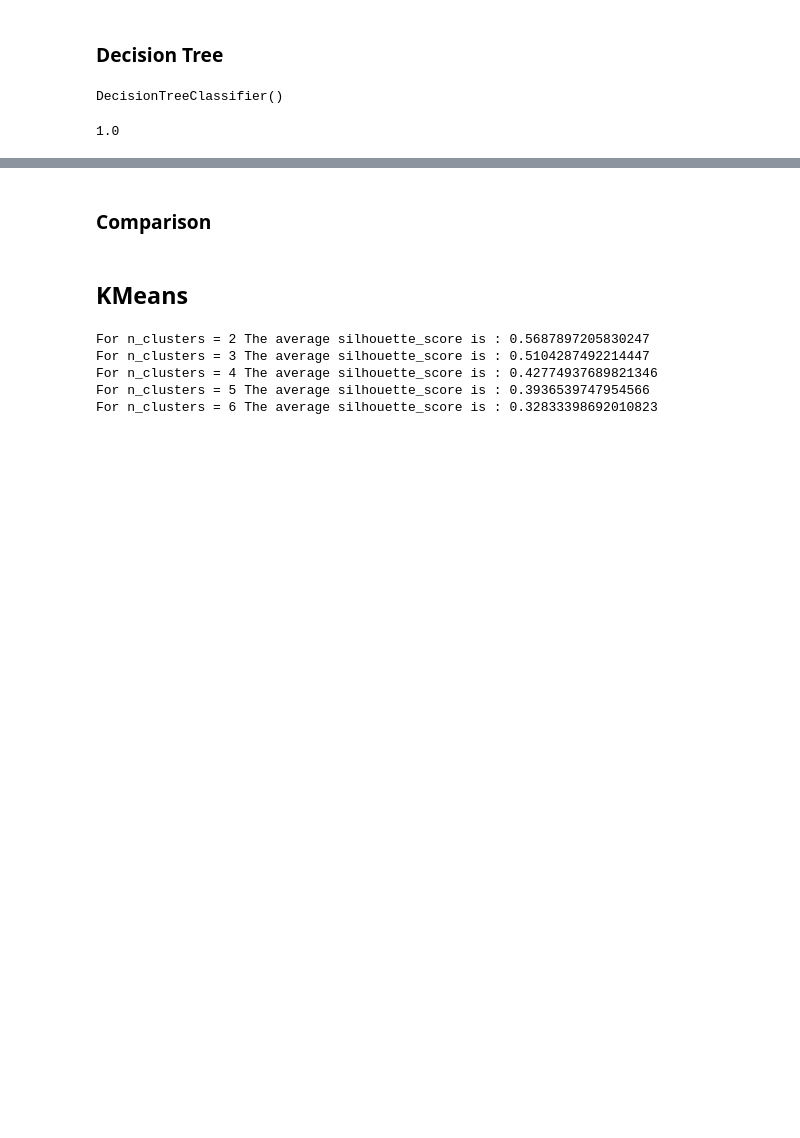
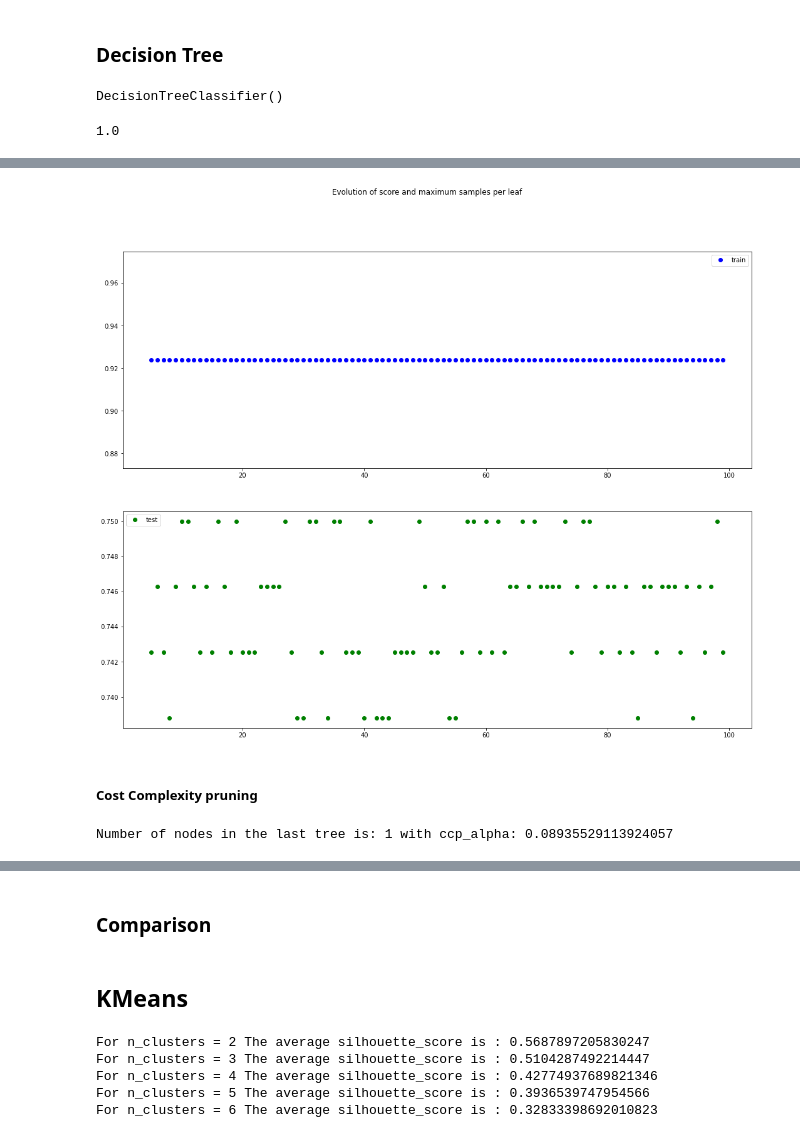
Before and after one commit to LucasColas/Machine-Learning-Analysis-of-Diabetes, a Jupyter notebook: Machine_Learning_Analysis_of_Diabetes.ipynb, the cells around one changed output, grey strips where cells are left out. Saved outputs shown, nothing was run; the diff lists cells and outputs as text; code cells hidden in the pictures; blank space fills up the shorter version.

```diff
--- a/Machine_Learning_Analysis_of_Diabetes.ipynb
+++ b/Machine_Learning_Analysis_of_Diabetes.ipynb
@@ -454,0 +519,49 @@ _ = tree.plot_tree(DecisionTree, feature_names=Xdf.columns, filled=True)
+# %%
+min_ = 5
+max_ = 100
+range_ = max_ - min_
+scores_train = np.zeros((range_))
+scores_test = np.zeros((range_))
+t = np.arange(min_, max_, step=1)
+
+
+
+for i, val in enumerate(t):
+
+  clf = tree.DecisionTreeClassifier(max_leaf_nodes=40)
+  clf.fit(X_train, y_train)
+  #print("score Train : ", clf.score(X_train, y_train))
+  #print("score Test : ", clf.score(X_test, y_test))
+  scores_train[i] = clf.score(X_train, y_train)
+  scores_test[i] = clf.score(X_test, y_test)
+
+
+fig, (ax1, ax2) = plt.subplots(2, 1)
+fig.set_size_inches(18, 14)
+fig.suptitle('Evolution of score and maximum samples per leaf')
+ax1.plot(t, scores_train, 'bo', label='train')
+ax2.plot(t, scores_test, 'go', label='test')
+ax1.legend()
+ax2.legend()
+plt.show()
+# %% [output]
+[figure, added]
+# %% [markdown]
+##### Cost Complexity pruning
+# %%
+clf = tree.DecisionTreeClassifier()
+path = clf.cost_complexity_pruning_path(X_train, y_train)
+ccp_alphas, impurities = path.ccp_alphas, path.impurities
+
+clfs = []
+for ccp_alpha in ccp_alphas:
+    clf = tree.DecisionTreeClassifier(random_state=0, ccp_alpha=ccp_alpha)
+    clf.fit(X_train, y_train)
+    clfs.append(clf)
+print(
+    "Number of nodes in the last tree is: {} with ccp_alpha: {}".format(
+        clfs[-1].tree_.node_count, ccp_alphas[-1]
+    )
+)
+# %% [output]
+Number of nodes in the last tree is: 1 with ccp_alpha: 0.08935529113924057
```
Also changed, not shown: parts of 23 cells of this notebook.
